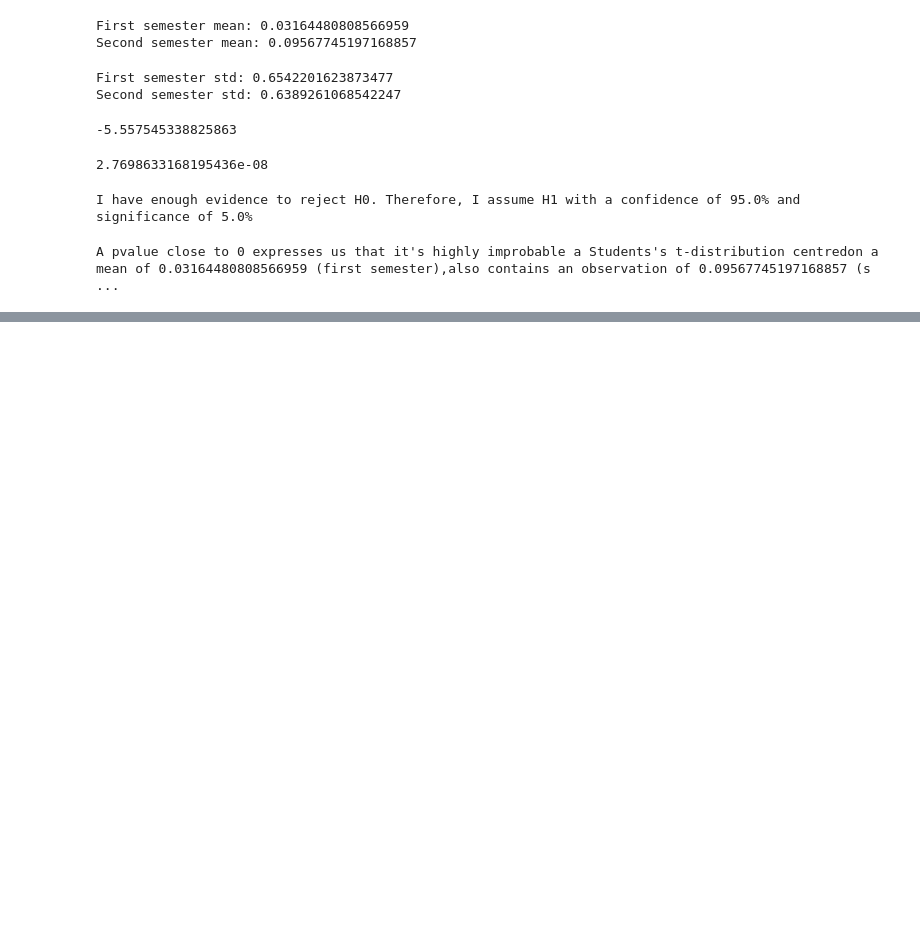
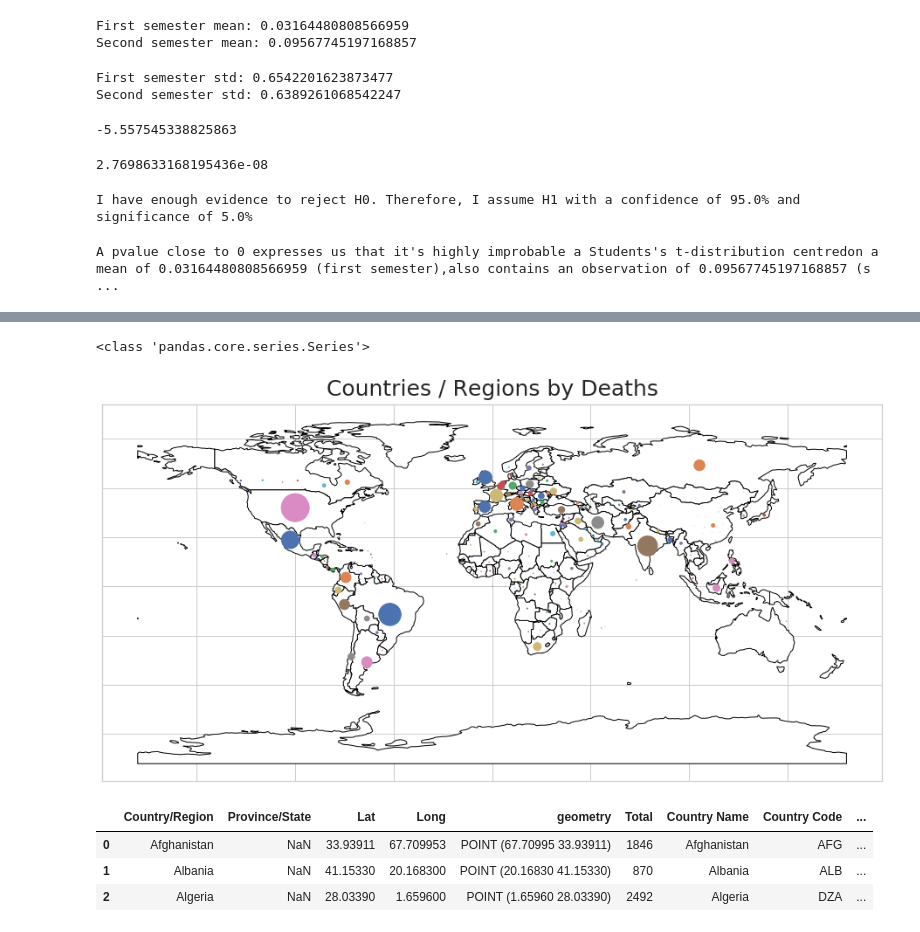
Before and after one commit to lveagithub/barcelonads, a Jupyter notebook: ThirdAssigment/Assignment_III.ipynb, the cells around one changed output, grey strips where cells are left out. Cells and saved outputs as stored; diff of their text form; code cells hidden in the pictures; blank space fills up the shorter version.

```diff
--- a/ThirdAssigment/Assignment_III.ipynb
+++ b/ThirdAssigment/Assignment_III.ipynb
@@ -289,0 +297,2 @@ A pvalue close to 0 expresses us that it's highly improbable a Students's t-dist
+# %%
+dfCovid19GlobalDeaths = pd.read_csv(r'john_hopkins_university_data_set/RAW_global_deaths.csv')
@@ -289,0 +327,5 @@ A pvalue close to 0 expresses us that it's highly improbable a Students's t-dist
+# %%
+dfCovid19GlobalDeaths_georeference = build_geodf(dfCovid19GlobalDeaths, lat_col_name='Lat', lon_col_name='Long' )
+# %%
+totalGeoDeathList = dfCovid19GlobalDeaths.iloc[:, -1].copy().to_list()
+dfCovid19GlobalDeaths_georeference['Total'] = totalGeoDeathList
@@ -289,0 +340,3 @@ A pvalue close to 0 expresses us that it's highly improbable a Students's t-dist
+# %%
+dfCovid19GlobalDeaths_georeference = dfCovid19GlobalDeaths_georeference[["Country/Region", "Province/State", "Lat", "Long", "geometry", "Total" ]]
+dfCovid19GlobalDeaths_georeference.head(3)
@@ -289,0 +359,26 @@ A pvalue close to 0 expresses us that it's highly improbable a Students's t-dist
+# %%
+#Using geopandas
+world = gpd.read_file(gpd.datasets.get_path('naturalearth_lowres'))
+
+fig, ax = plt.subplots(1, figsize=(16,16))
+
+ax = world.plot(ax=ax, color='white', edgecolor='black')
+
+max_cant = len(dfCovid19GlobalDeaths_georeference)
+
+markersize = dfCovid19GlobalDeaths_georeference['Total'] / max_cant
+print(type(markersize))
+
+
+dfCovid19GlobalDeaths_georeference.plot(ax=ax, color=sns.color_palette(None, max_cant), markersize=markersize)
+
+ax.tick_params(
+    axis='both', bottom=False, left=False,
+    labelbottom=False, labelleft=False)
+
+ax.set_title('Countries / Regions by Deaths', fontsize=25, pad=10)
+
+plt.show()
+# %% [output]
+<class 'pandas.core.series.Series'>
+[figure, added]
@@ -289,0 +389,7 @@ A pvalue close to 0 expresses us that it's highly improbable a Students's t-dist
+# %%
+dfCovid19GlobalDeaths_geo_demo.head(3)
+# %% [output]
+|  | Country/Region | Province/State | Lat | Long | geometry | Total | Country Name | Country Code | ... |
+| 0 | Afghanistan | NaN | 33.93911 | 67.709953 | POINT (67.70995 33.93911) | 1846 | Afghanistan | AFG | ... |
+| 1 | Albania | NaN | 41.15330 | 20.168300 | POINT (20.16830 41.15330) | 870 | Albania | ALB | ... |
+| 2 | Algeria | NaN | 28.03390 | 1.659600 | POINT (1.65960 28.03390) | 2492 | Algeria | DZA | ... |
```
Also changed, not shown: parts of 33 cells of this notebook, 10 other files.
